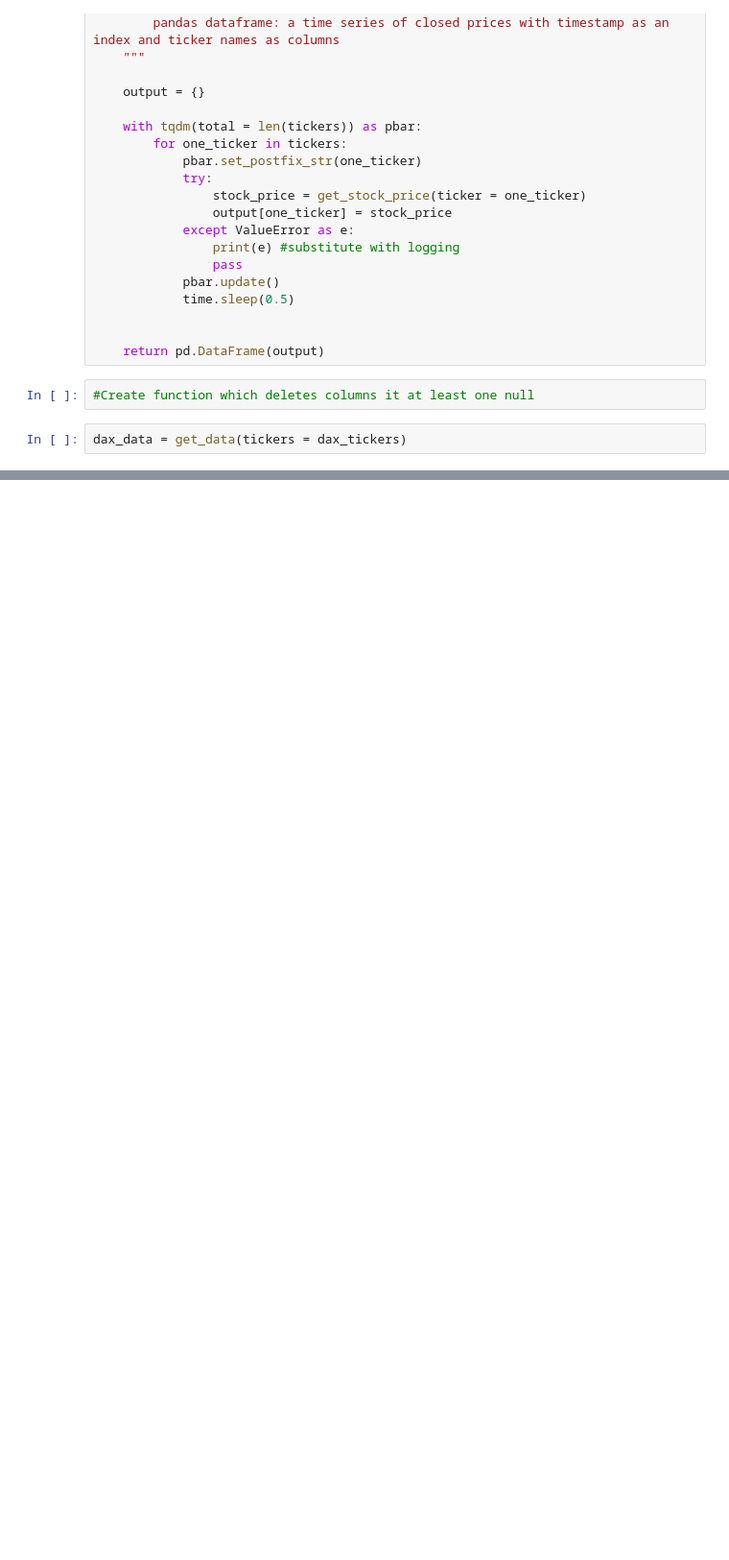
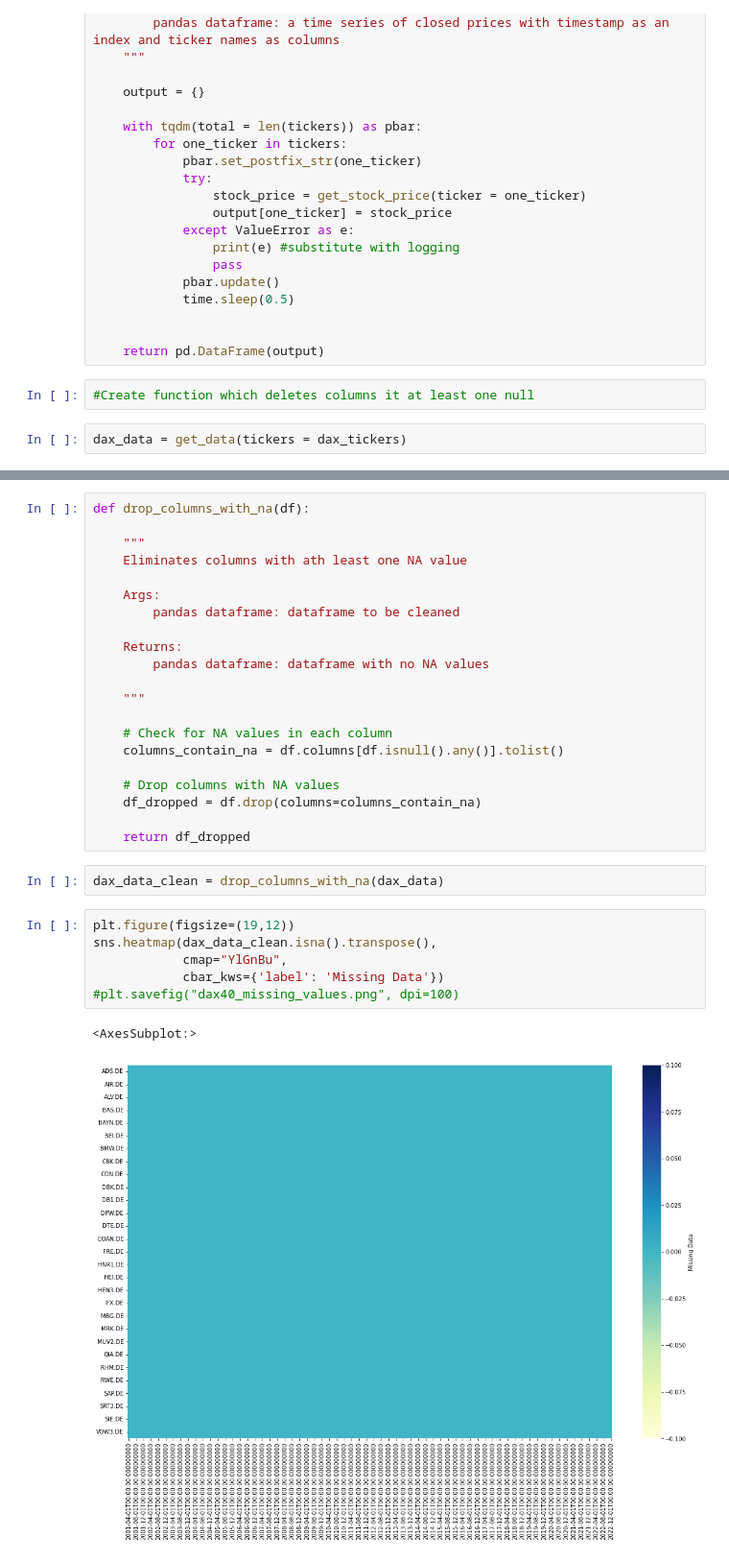
Before and after one commit to matkonar/portfolio-evaluation-and-visualisation, a Jupyter notebook: dax_mvp_project.ipynb, the cells around one changed output, grey strips where cells are left out. Shown at 96% size. Cells and saved outputs as stored; diff of their text form; blank space fills up the shorter version.

```diff
--- a/dax_mvp_project.ipynb
+++ b/dax_mvp_project.ipynb
@@ -223,0 +205,32 @@ dax_series = {}
+# %%
+def drop_columns_with_na(df):
+
+    """
+    Eliminates columns with ath least one NA value
+
+    Args:
+        pandas dataframe: dataframe to be cleaned
+
+    Returns:
+        pandas dataframe: dataframe with no NA values
+
+    """
+
+    # Check for NA values in each column
+    columns_contain_na = df.columns[df.isnull().any()].tolist()
+
+    # Drop columns with NA values
+    df_dropped = df.drop(columns=columns_contain_na)
+
+    return df_dropped
+# %%
+dax_data_clean = drop_columns_with_na(dax_data)
+# %%
+plt.figure(figsize=(19,12))
+sns.heatmap(dax_data_clean.isna().transpose(),
+            cmap="YlGnBu",
+            cbar_kws={'label': 'Missing Data'})
+#plt.savefig("dax40_missing_values.png", dpi=100)
+# %% [output]
+<AxesSubplot:>
+[figure, added]
```
Also changed, not shown: parts of 21 cells of this notebook.
